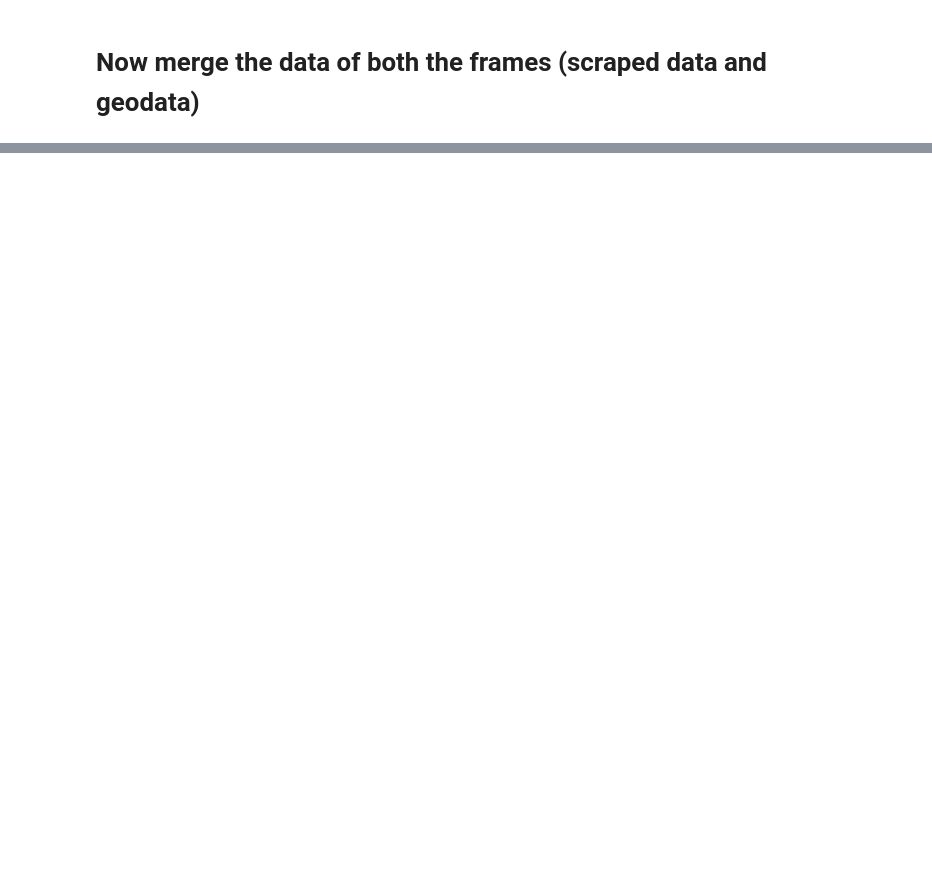
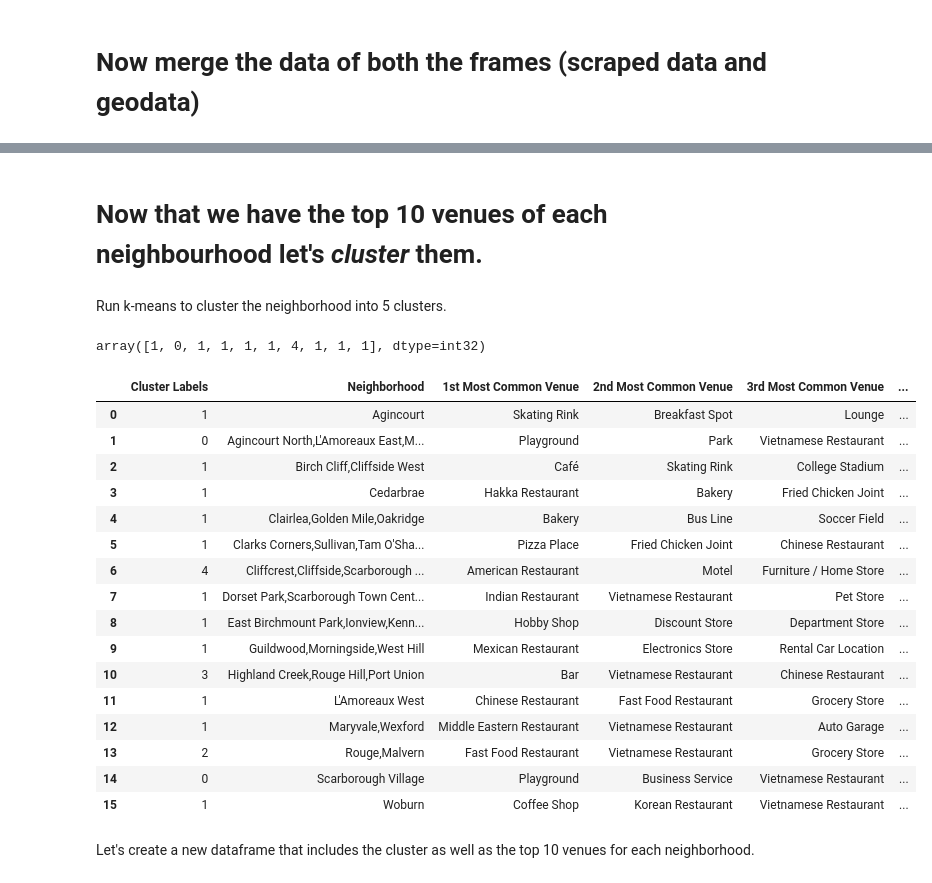
Before and after one commit to HameshTiwari/Coursera_Capstone-Public, a Jupyter notebook: Web Scraping - BeautifulSoup.ipynb, the cells around one changed output, grey strips where cells are left out. Cells and saved outputs as stored; diff of their text form; code cells hidden in the pictures; blank space fills up the shorter version.

Commit message:
Capstone - Segmenting and Clustering - Assignment 1 , 2 and 3

```diff
--- a/Web Scraping - BeautifulSoup.ipynb
+++ b/Web Scraping - BeautifulSoup.ipynb
@@ -226,0 +639,13 @@ df_toronto
+# %%
+num_top_venues = 5
+num=1
+for hood in scar_grouped['Neighborhood']:
+    print("----"+hood+"----Venue number ==>>"+str(num))
+    temp = scar_grouped[scar_grouped['Neighborhood'] == hood].T.reset_index()
+    temp.columns = ['venue','freq']
+    temp = temp.iloc[1:]
+    temp['freq'] = temp['freq'].astype(float)
+    temp = temp.round({'freq': 2})
+    print(temp.sort_values('freq', ascending=False).reset_index(drop=True).head(num_top_venues))
+    print('\n')
+    num+=1
@@ -226,0 +672,27 @@ df_toronto
+# %%
+def return_most_common_venues(row, num_top_venues):
+    row_categories = row.iloc[1:]
+    row_categories_sorted = row_categories.sort_values(ascending=False)
+
+    return row_categories_sorted.index.values[0:num_top_venues]
+
+num_top_venues = 10
+
+indicators = ['st', 'nd', 'rd']
+
+# create columns according to number of top venues
+columns = ['Neighborhood']
+for ind in np.arange(num_top_venues):
+    try:
+        columns.append('{}{} Most Common Venue'.format(ind+1, indicators[ind]))
+    except:
+        columns.append('{}th Most Common Venue'.format(ind+1))
+
+# create a new dataframe
+neighborhoods_venues_sorted = pd.DataFrame(columns=columns)
+neighborhoods_venues_sorted['Neighborhood'] = scar_grouped['Neighborhood']
+
+for ind in np.arange(scar_grouped.shape[0]):
+    neighborhoods_venues_sorted.iloc[ind, 1:] = return_most_common_venues(scar_grouped.iloc[ind, :], num_top_venues)
+
+neighborhoods_venues_sorted.head()
@@ -226,0 +706,39 @@ df_toronto
+# %% [markdown]
+# Now that we have the top 10 venues of each neighbourhood let's <i>cluster</i> them.
+# %% [markdown]
+Run k-means to cluster the neighborhood into 5 clusters.
+# %%
+# set number of clusters
+kclusters = 5
+
+scar_grouped_clustering = scar_grouped.drop('Neighborhood', 1)
+
+# run k-means clustering
+kmeans = KMeans(n_clusters=kclusters, random_state=0).fit(scar_grouped_clustering)
+
+# check cluster labels generated for each row in the dataframe
+kmeans.labels_[0:10]
+# %% [output]
+array([1, 0, 1, 1, 1, 1, 4, 1, 1, 1], dtype=int32)
+# %%
+neighborhoods_venues_sorted
+# %% [output]
+|  | Cluster Labels | Neighborhood | 1st Most Common Venue | 2nd Most Common Venue | 3rd Most Common Venue | ... |
+| 0 | 1 | Agincourt | Skating Rink | Breakfast Spot | Lounge | ... |
+| 1 | 0 | Agincourt North,L'Amoreaux East,M... | Playground | Park | Vietnamese Restaurant | ... |
+| 2 | 1 | Birch Cliff,Cliffside West | Café | Skating Rink | College Stadium | ... |
+| 3 | 1 | Cedarbrae | Hakka Restaurant | Bakery | Fried Chicken Joint | ... |
+| 4 | 1 | Clairlea,Golden Mile,Oakridge | Bakery | Bus Line | Soccer Field | ... |
+| 5 | 1 | Clarks Corners,Sullivan,Tam O'Sha... | Pizza Place | Fried Chicken Joint | Chinese Restaurant | ... |
+| 6 | 4 | Cliffcrest,Cliffside,Scarborough ... | American Restaurant | Motel | Furniture / Home Store | ... |
+| 7 | 1 | Dorset Park,Scarborough Town Cent... | Indian Restaurant | Vietnamese Restaurant | Pet Store | ... |
+| 8 | 1 | East Birchmount Park,Ionview,Kenn... | Hobby Shop | Discount Store | Department Store | ... |
+| 9 | 1 | Guildwood,Morningside,West Hill | Mexican Restaurant | Electronics Store | Rental Car Location | ... |
+| 10 | 3 | Highland Creek,Rouge Hill,Port Union | Bar | Vietnamese Restaurant | Chinese Restaurant | ... |
+| 11 | 1 | L'Amoreaux West | Chinese Restaurant | Fast Food Restaurant | Grocery Store | ... |
+| 12 | 1 | Maryvale,Wexford | Middle Eastern Restaurant | Vietnamese Restaurant | Auto Garage | ... |
+| 13 | 2 | Rouge,Malvern | Fast Food Restaurant | Vietnamese Restaurant | Grocery Store | ... |
+| 14 | 0 | Scarborough Village | Playground | Business Service | Vietnamese Restaurant | ... |
+| 15 | 1 | Woburn | Coffee Shop | Korean Restaurant | Vietnamese Restaurant | ... |
+# %% [markdown]
+Let's create a new dataframe that includes the cluster as well as the top 10 venues for each neighborhood.
```
Also changed, not shown: parts of 70 cells of this notebook.
